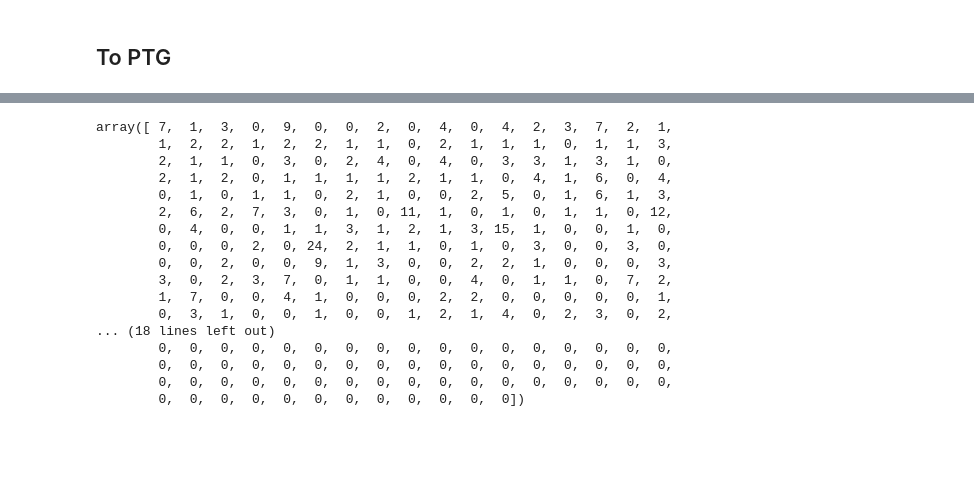
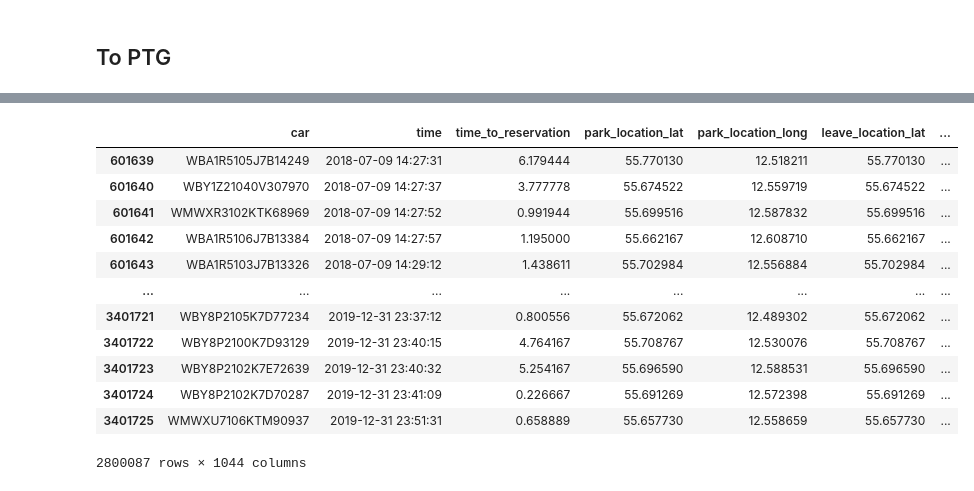
Before and after one commit to Bogeluno/GNN_Thesis, a Jupyter notebook: notebooks/Make_graph_new.ipynb, the cells around one changed output, grey strips where cells are left out. Drawn from its saved outputs; the diff is of its cells as text; code cells hidden in the pictures; blank space fills up the shorter version.

```diff
--- a/notebooks/Make_graph_new.ipynb
+++ b/notebooks/Make_graph_new.ipynb
@@ -407,0 +319,2 @@ attr[["prev_customer", "next_customer"]] = attr[["prev_customer", "next_customer
+# %%
+propegate_df["engine"].replace({'I3 94': 'I3', 'I3 120': 'I3', 'X1 SDRIVE18I': 'X1', 'X2 SDRIVE18I': 'X1'}, inplace=True)
@@ -408,2 +326,2 @@ attr[["prev_customer", "next_customer"]] = attr[["prev_customer", "next_customer
 # %%
-pd.get_dummies(attr, columns = ['park_zone', 'leave_zone', 'engine'], prefix = ['pz', 'lz', 'eng'])
+dd = pd.get_dummies(propegate_df, columns = ['park_zone', 'leave_zone', 'engine'], prefix = ['pz', 'lz', 'eng'])
@@ -434,21 +327,0 @@ MLB_park_zones = MultiLabelBinarizer(classes = all_park_zones)
-# %%
-LB_park_zones = label_binarize(start_df_graph.park_zone, classes = all_park_zones)
-sum(LB_park_zones)
-# %% [output]
-array([ 7,  1,  3,  0,  9,  0,  0,  2,  0,  4,  0,  4,  2,  3,  7,  2,  1,
-        1,  2,  2,  1,  2,  2,  1,  1,  0,  2,  1,  1,  1,  0,  1,  1,  3,
-        2,  1,  1,  0,  3,  0,  2,  4,  0,  4,  0,  3,  3,  1,  3,  1,  0,
-        2,  1,  2,  0,  1,  1,  1,  1,  2,  1,  1,  0,  4,  1,  6,  0,  4,
-        0,  1,  0,  1,  1,  0,  2,  1,  0,  0,  2,  5,  0,  1,  6,  1,  3,
-        2,  6,  2,  7,  3,  0,  1,  0, 11,  1,  0,  1,  0,  1,  1,  0, 12,
-        0,  4,  0,  0,  1,  1,  3,  1,  2,  1,  3, 15,  1,  0,  0,  1,  0,
-        0,  0,  0,  2,  0, 24,  2,  1,  1,  0,  1,  0,  3,  0,  0,  3,  0,
-        0,  0,  2,  0,  0,  9,  1,  3,  0,  0,  2,  2,  1,  0,  0,  0,  3,
-        3,  0,  2,  3,  7,  0,  1,  1,  0,  0,  4,  0,  1,  1,  0,  7,  2,
-        1,  7,  0,  0,  4,  1,  0,  0,  0,  2,  2,  0,  0,  0,  0,  0,  1,
-        0,  3,  1,  0,  0,  1,  0,  0,  1,  2,  1,  4,  0,  2,  3,  0,  2,
-... (18 lines left out)
-        0,  0,  0,  0,  0,  0,  0,  0,  0,  0,  0,  0,  0,  0,  0,  0,  0,
-        0,  0,  0,  0,  0,  0,  0,  0,  0,  0,  0,  0,  0,  0,  0,  0,  0,
-        0,  0,  0,  0,  0,  0,  0,  0,  0,  0,  0,  0,  0,  0,  0,  0,  0,
-        0,  0,  0,  0,  0,  0,  0,  0,  0,  0,  0,  0])
@@ -456,0 +328,16 @@ mlb.fit_transform(df['label']),columns=mlb.classes_, index=df.index
+# %%
+dd
+# %% [output]
+|  | car | time | time_to_reservation | park_location_lat | park_location_long | leave_location_lat | ... |
+| 601639 | WBA1R5105J7B14249 | 2018-07-09 14:27:31 | 6.179444 | 55.770130 | 12.518211 | 55.770130 | ... |
+| 601640 | WBY1Z21040V307970 | 2018-07-09 14:27:37 | 3.777778 | 55.674522 | 12.559719 | 55.674522 | ... |
+| 601641 | WMWXR3102KTK68969 | 2018-07-09 14:27:52 | 0.991944 | 55.699516 | 12.587832 | 55.699516 | ... |
+| 601642 | WBA1R5106J7B13384 | 2018-07-09 14:27:57 | 1.195000 | 55.662167 | 12.608710 | 55.662167 | ... |
+| 601643 | WBA1R5103J7B13326 | 2018-07-09 14:29:12 | 1.438611 | 55.702984 | 12.556884 | 55.702984 | ... |
+| ... | ... | ... | ... | ... | ... | ... | ... |
+| 3401721 | WBY8P2105K7D77234 | 2019-12-31 23:37:12 | 0.800556 | 55.672062 | 12.489302 | 55.672062 | ... |
+| 3401722 | WBY8P2100K7D93129 | 2019-12-31 23:40:15 | 4.764167 | 55.708767 | 12.530076 | 55.708767 | ... |
+| 3401723 | WBY8P2102K7E72639 | 2019-12-31 23:40:32 | 5.254167 | 55.696590 | 12.588531 | 55.696590 | ... |
+| 3401724 | WBY8P2102K7D70287 | 2019-12-31 23:41:09 | 0.226667 | 55.691269 | 12.572398 | 55.691269 | ... |
+| 3401725 | WMWXU7106KTM90937 | 2019-12-31 23:51:31 | 0.658889 | 55.657730 | 12.558659 | 55.657730 | ... |
+2800087 rows × 1044 columns
```
Also changed, not shown: parts of 34 cells of this notebook, 1 other file.
